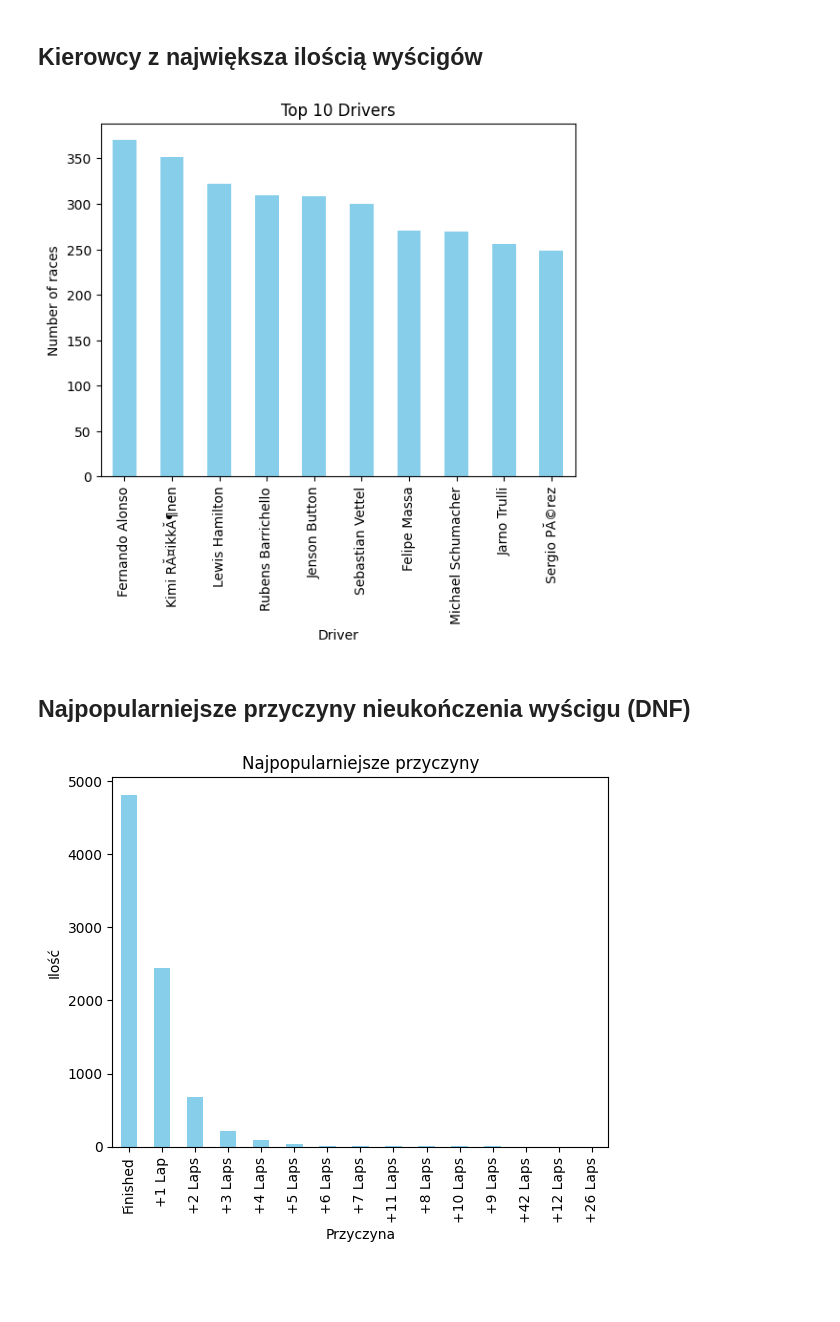
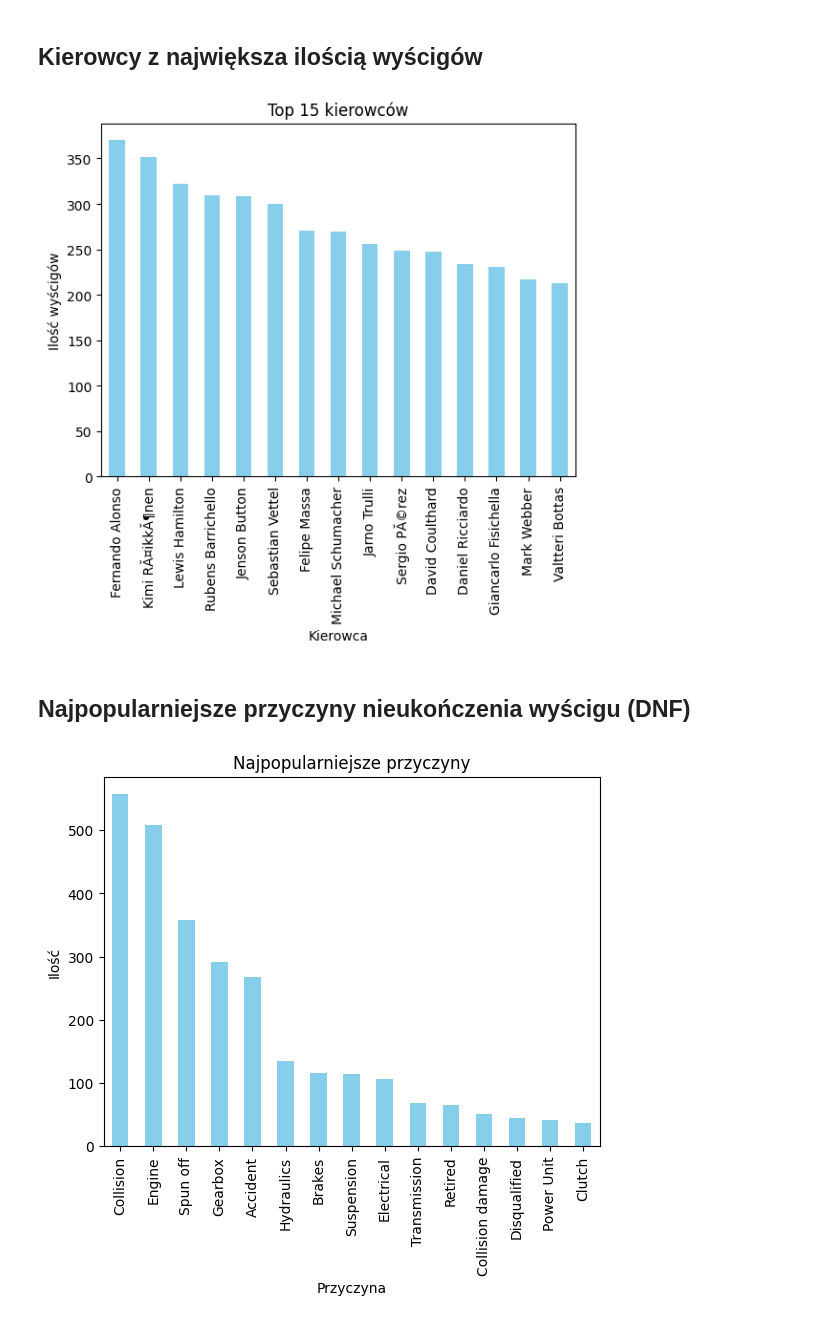
Before and after one commit to lachimex/statistic_project, a Jupyter notebook: StatisticProject.ipynb, the cells around one changed output. Drawn from its saved outputs; the diff is of its cells as text; code cells hidden in the pictures; blank space fills up the shorter version.

```diff
--- a/StatisticProject.ipynb
+++ b/StatisticProject.ipynb
@@ -184,22 +212,22 @@ Name: driver_name, Length: 11679, dtype: object
 # %% [markdown]
 ## Kierowcy z największa ilością wyścigów
 # %%
-top_drivers = drivers.value_counts()[:10]
+top_drivers = drivers.value_counts()[:15]
 top_drivers.plot(kind='bar', color='skyblue')
-plt.title('Top 10 Drivers')
-plt.xlabel('Driver')
-plt.ylabel('Number of races')
+plt.title('Top 15 kierowców')
+plt.xlabel('Kierowca')
+plt.ylabel('Ilość wyścigów')
 plt.show()
 # %% [output]
-[figure, old version]
+[figure, new version]
 # %% [markdown]
 ## Najpopularniejsze przyczyny nieukończenia wyścigu (DNF)
 # %%
-dnfs = df[df["ending"].str.contains(r'\b(?:Lap|Laps|Finished)\b', case=False, regex=True)]["ending"].value_counts()[:15]
-dnfs.plot(kind='bar', color='skyblue')
+dnfs = df[~df["ending"].str.contains(r'\b(?:Lap|Laps|Finished|Did not qualify)\b', case=False, regex=True)]["ending"].value_counts()
+dnfs[:15].plot(kind='bar', color='skyblue')
 plt.title("Najpopularniejsze przyczyny")
 plt.xlabel("Przyczyna")
 plt.ylabel("Ilość")
 plt.show()
 # %% [output]
-[figure, old version]
+[figure, new version]
```
Also changed, not shown: parts of 18 cells of this notebook, 3 other files.
